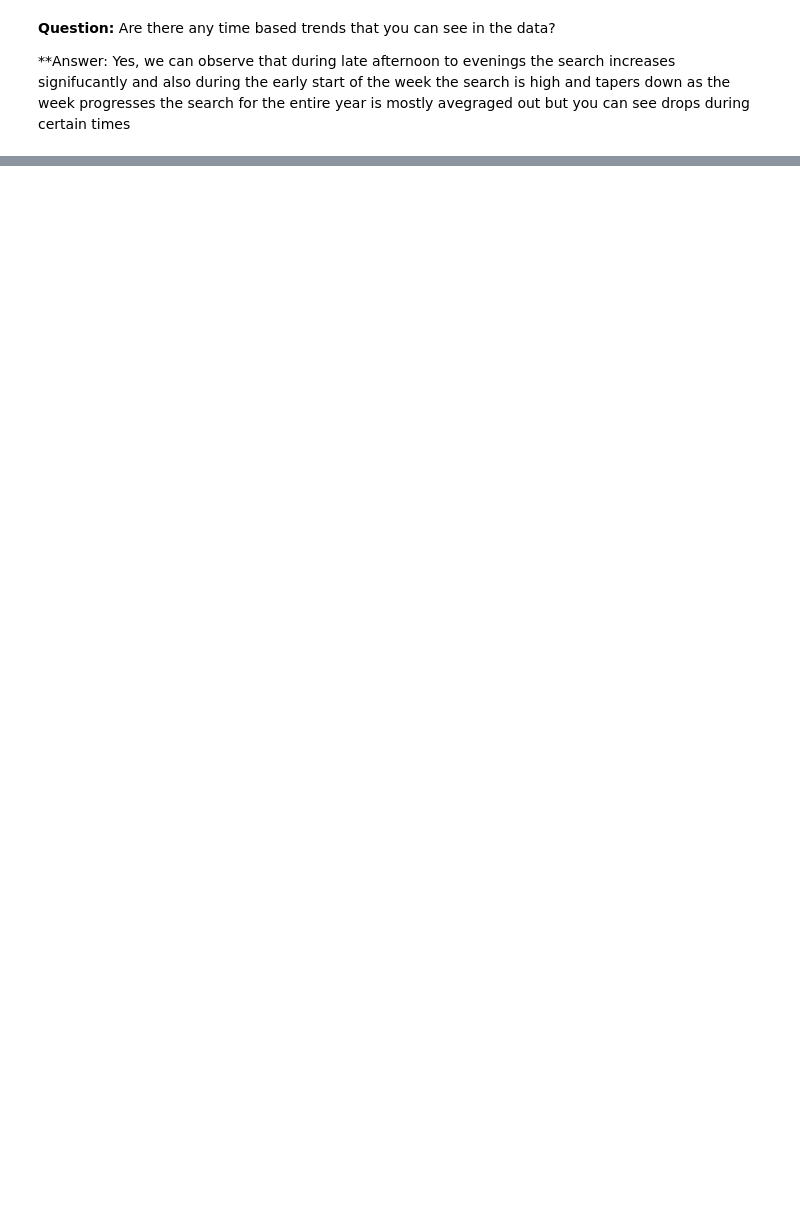
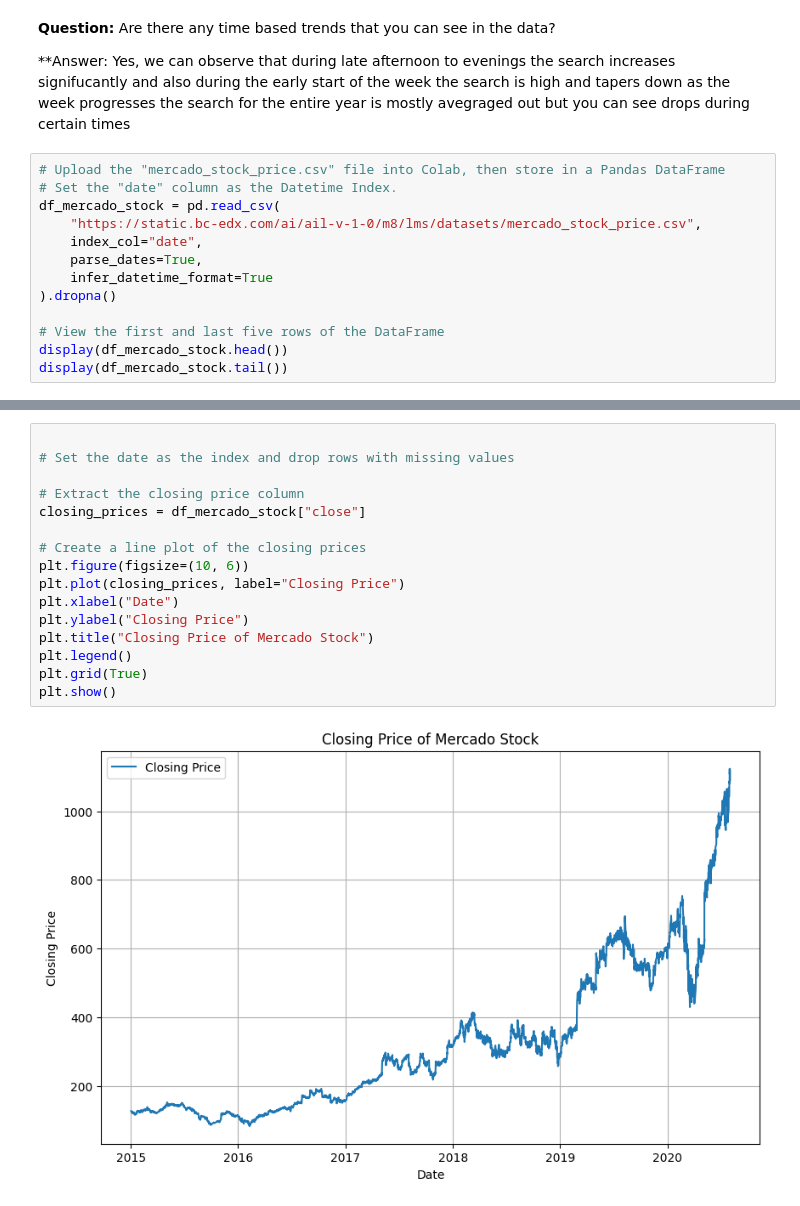
Before and after one commit to Shantesh123/Command_Line_Testing, a Jupyter notebook: Copy_of_!pip_install_prophet.ipynb, the cells around one changed output, grey strips where cells are left out. Saved outputs shown, nothing was run; the diff lists cells and outputs as text; blank space fills up the shorter version.

```diff
--- a/Copy_of_!pip_install_prophet.ipynb
+++ b/Copy_of_!pip_install_prophet.ipynb
@@ -129,3 +130,16 @@ average_traffic_by_week.plot()
 
 **Answer: Yes, we can observe that during late afternoon to evenings the search increases signifucantly and also during the early start of the week the search is high and tapers down as the week progresses
 the search for the entire year is mostly avegraged out but you can see drops during certain times
+# %%
+# Upload the "mercado_stock_price.csv" file into Colab, then store in a Pandas DataFrame
+# Set the "date" column as the Datetime Index.
+df_mercado_stock = pd.read_csv(
+    "https://static.bc-edx.com/ai/ail-v-1-0/m8/lms/datasets/mercado_stock_price.csv",
+    index_col="date",
+    parse_dates=True,
+    infer_datetime_format=True
+).dropna()
+
+# View the first and last five rows of the DataFrame
+display(df_mercado_stock.head())
+display(df_mercado_stock.tail())
@@ -131,0 +161,18 @@ the search for the entire year is mostly avegraged out but you can see drops dur
+# %%
+
+# Set the date as the index and drop rows with missing values
+
+# Extract the closing price column
+closing_prices = df_mercado_stock["close"]
+
+# Create a line plot of the closing prices
+plt.figure(figsize=(10, 6))
+plt.plot(closing_prices, label="Closing Price")
+plt.xlabel("Date")
+plt.ylabel("Closing Price")
+plt.title("Closing Price of Mercado Stock")
+plt.legend()
+plt.grid(True)
+plt.show()
+# %% [output]
+[figure, added]
```
Also changed, not shown: parts of 6 cells of this notebook.
